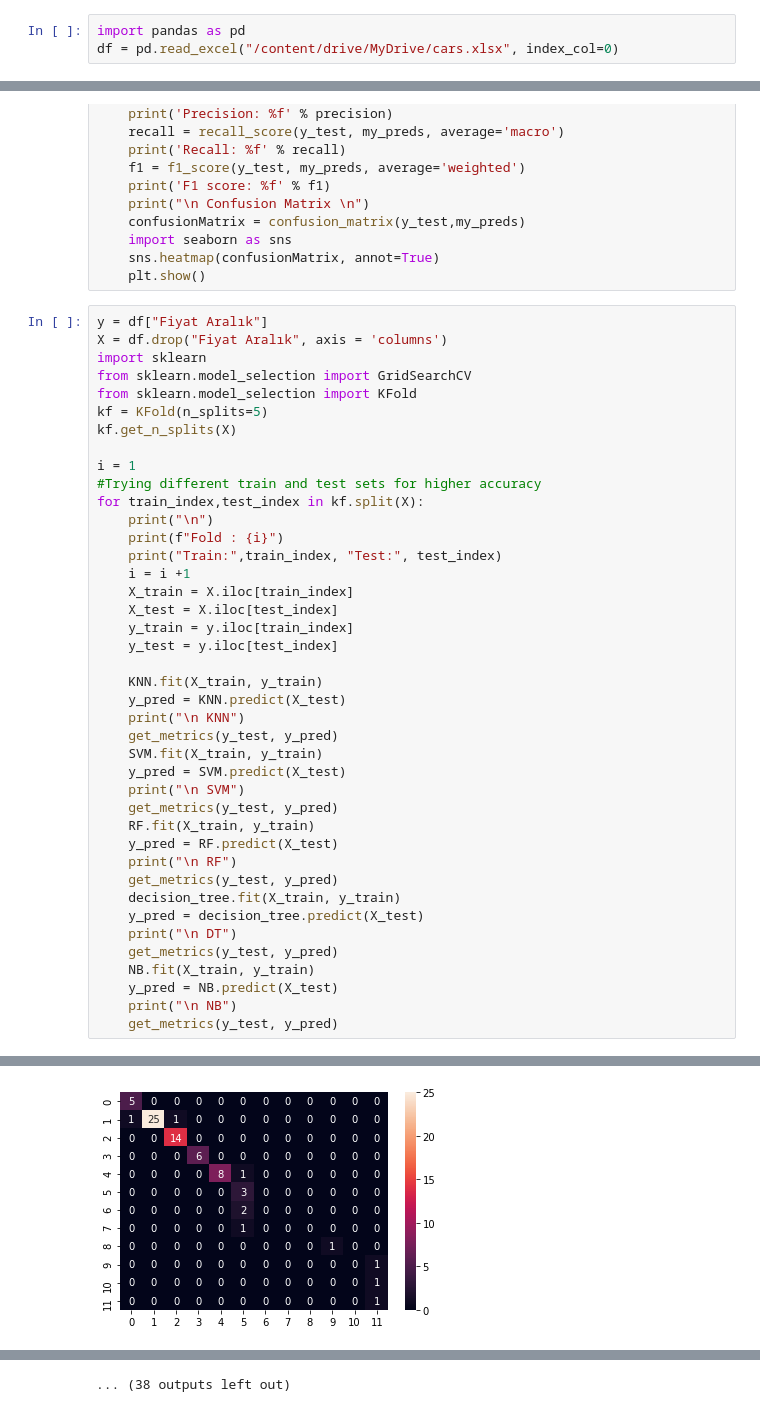
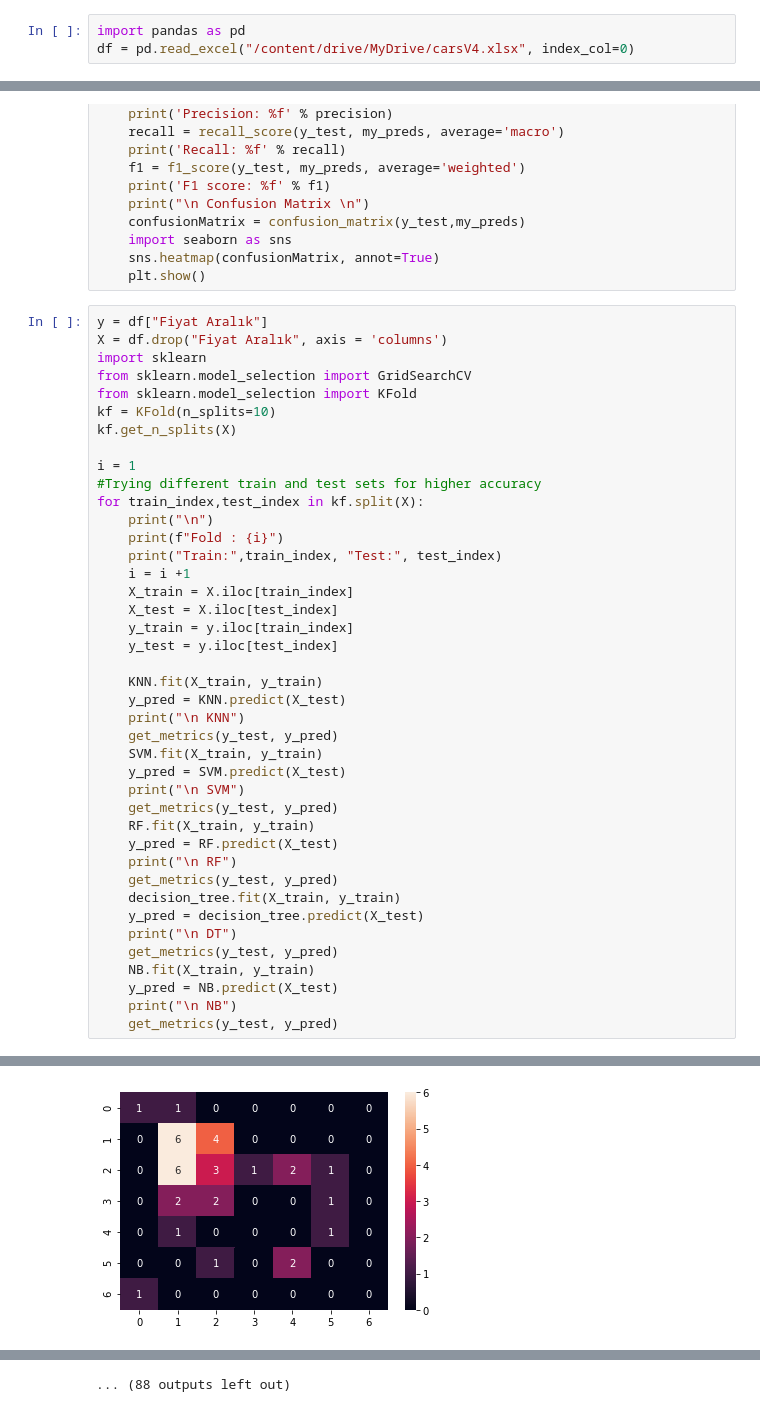
Before and after one commit to sezinbiner/ML-Project, a Jupyter notebook: carsNew.ipynb, the cells around one changed output, grey strips where cells are left out. Saved outputs shown, nothing was run; the diff lists cells and outputs as text.

```diff
--- a/carsNew.ipynb
+++ b/carsNew.ipynb
@@ -8,6 +8,6 @@ Mounted at /content/drive
 # %%
 import pandas as pd
-df = pd.read_excel("/content/drive/MyDrive/cars.xlsx", index_col=0)
+df = pd.read_excel("/content/drive/MyDrive/carsV4.xlsx", index_col=0)
 # %%
 from sklearn.utils import shuffle
 df = shuffle(df)
@@ -80,7 +80,7 @@ X = df.drop("Fiyat Aralık", axis = 'columns')
 import sklearn
 from sklearn.model_selection import GridSearchCV
 from sklearn.model_selection import KFold
-kf = KFold(n_splits=5)
+kf = KFold(n_splits=10)
 kf.get_n_splits(X)
 
 i = 1
@@ -134,5 +134,5 @@ F1 score: 0.856265
 
  Confusion Matrix
-[figure, old version]
+[figure, new version]
  SVM
 
@@ -191 +191 @@ F1 score: 0.807154
-... (38 outputs left out)
+... (88 outputs left out)
```
Also changed, not shown: parts of 3 cells of this notebook.
